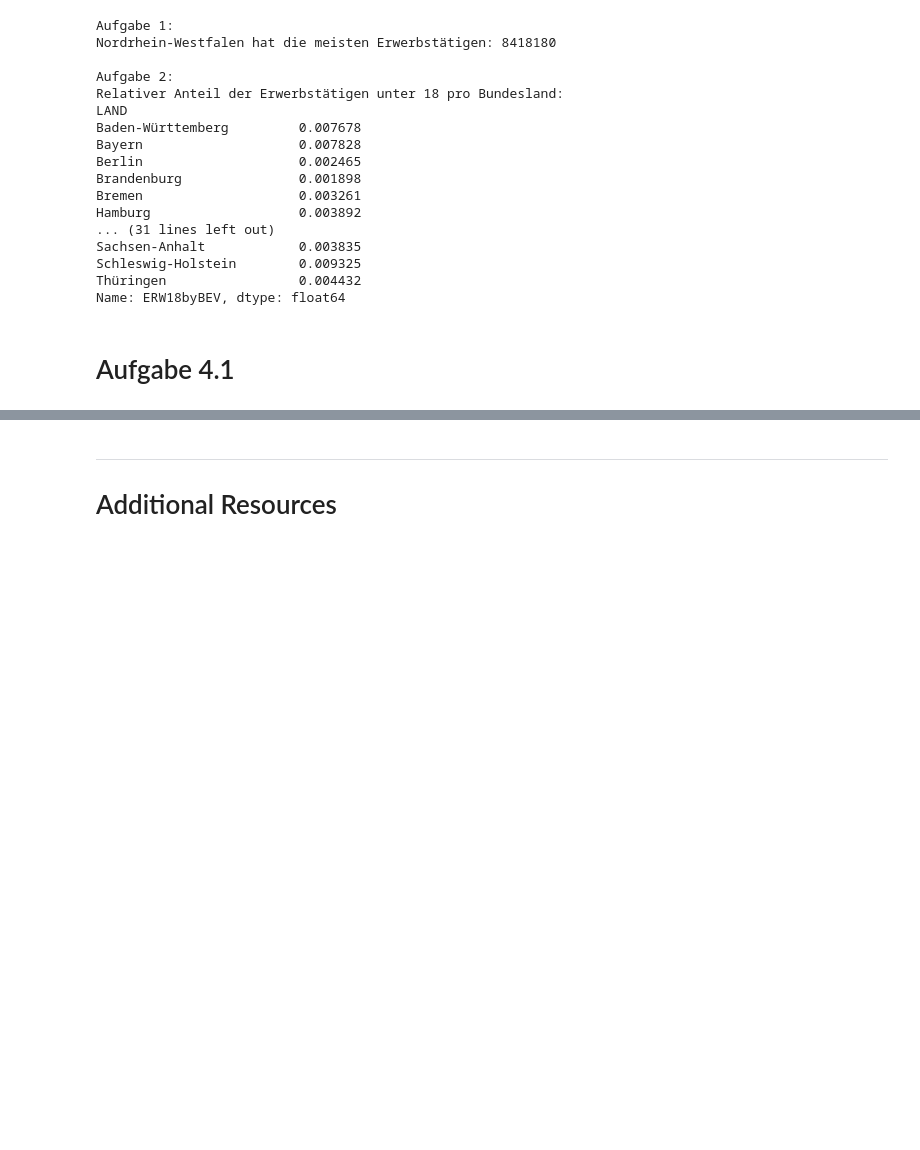
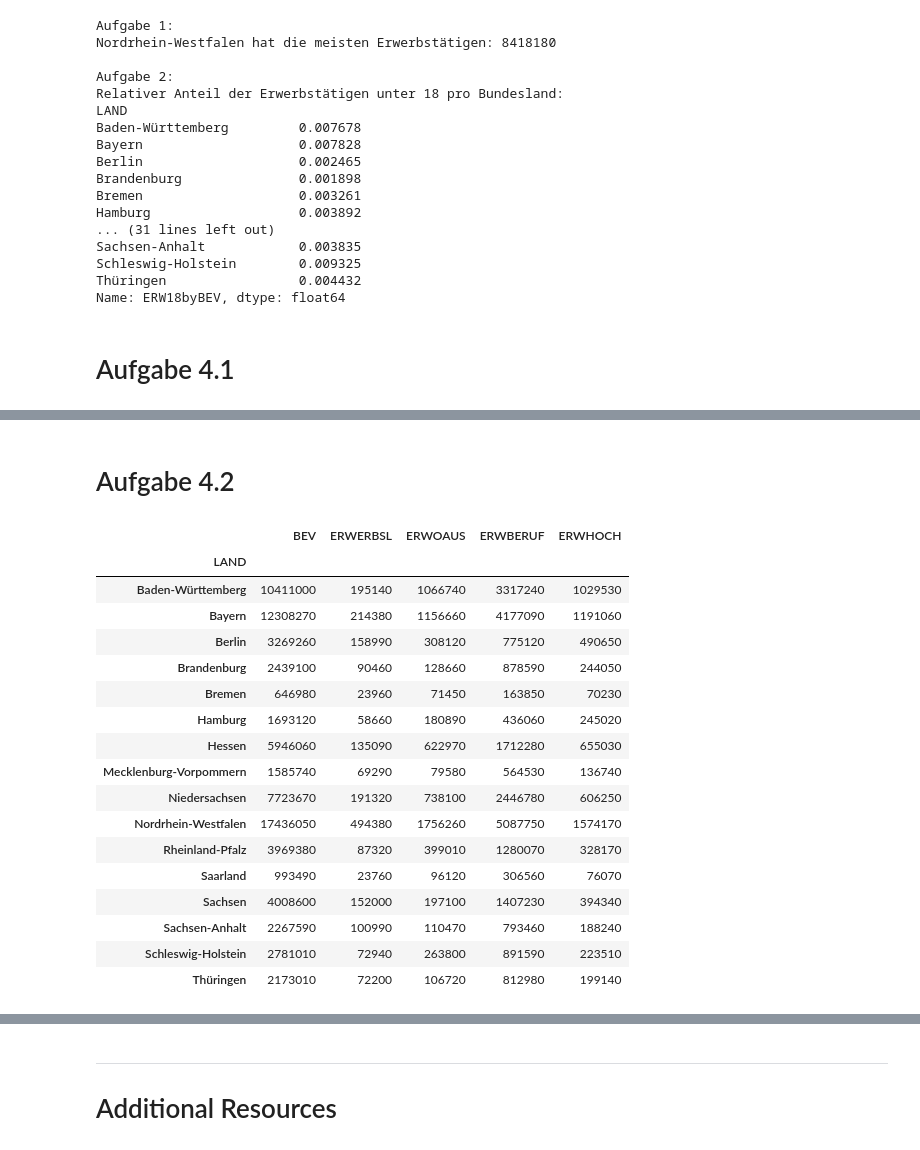
Before and after one commit to jgoerner/Programming-for-DataScience, a Jupyter notebook: Aufgabenblaetter/Aufgabenblatt 4.ipynb, the cells around one changed output, grey strips where cells are left out. Saved outputs shown, nothing was run; the diff lists cells and outputs as text; code cells hidden in the pictures; blank space fills up the shorter version.

Commit message:
Erster Versuch Aufgabe 4.2 fertig

```diff
--- a/Aufgabenblaetter/Aufgabenblatt 4.ipynb
+++ b/Aufgabenblaetter/Aufgabenblatt 4.ipynb
@@ -87,3 +87,27 @@ Niedersachsen             0.046233
 Baden-Württemberg         0.042557
 dtype: float64
 [figure]
+# %% [markdown]
+# Aufgabe 4.2
+# %%
+tmp = df.loc[:, ["LAND","BEV", "ERWERBSL", "ERWOAUS", "ERWBERUF", "ERWHOCH"]].groupby("LAND").agg(np.sum)
+tmp
+# %% [output]
+|  | BEV | ERWERBSL | ERWOAUS | ERWBERUF | ERWHOCH |
+| LAND |  |  |  |  |  |
+| Baden-Württemberg | 10411000 | 195140 | 1066740 | 3317240 | 1029530 |
+| Bayern | 12308270 | 214380 | 1156660 | 4177090 | 1191060 |
+| Berlin | 3269260 | 158990 | 308120 | 775120 | 490650 |
+| Brandenburg | 2439100 | 90460 | 128660 | 878590 | 244050 |
+| Bremen | 646980 | 23960 | 71450 | 163850 | 70230 |
+| Hamburg | 1693120 | 58660 | 180890 | 436060 | 245020 |
+| Hessen | 5946060 | 135090 | 622970 | 1712280 | 655030 |
+| Mecklenburg-Vorpommern | 1585740 | 69290 | 79580 | 564530 | 136740 |
+| Niedersachsen | 7723670 | 191320 | 738100 | 2446780 | 606250 |
+| Nordrhein-Westfalen | 17436050 | 494380 | 1756260 | 5087750 | 1574170 |
+| Rheinland-Pfalz | 3969380 | 87320 | 399010 | 1280070 | 328170 |
+| Saarland | 993490 | 23760 | 96120 | 306560 | 76070 |
+| Sachsen | 4008600 | 152000 | 197100 | 1407230 | 394340 |
+| Sachsen-Anhalt | 2267590 | 100990 | 110470 | 793460 | 188240 |
+| Schleswig-Holstein | 2781010 | 72940 | 263800 | 891590 | 223510 |
+| Thüringen | 2173010 | 72200 | 106720 | 812980 | 199140 |
```
Also changed, not shown: parts of 3 cells of this notebook.
